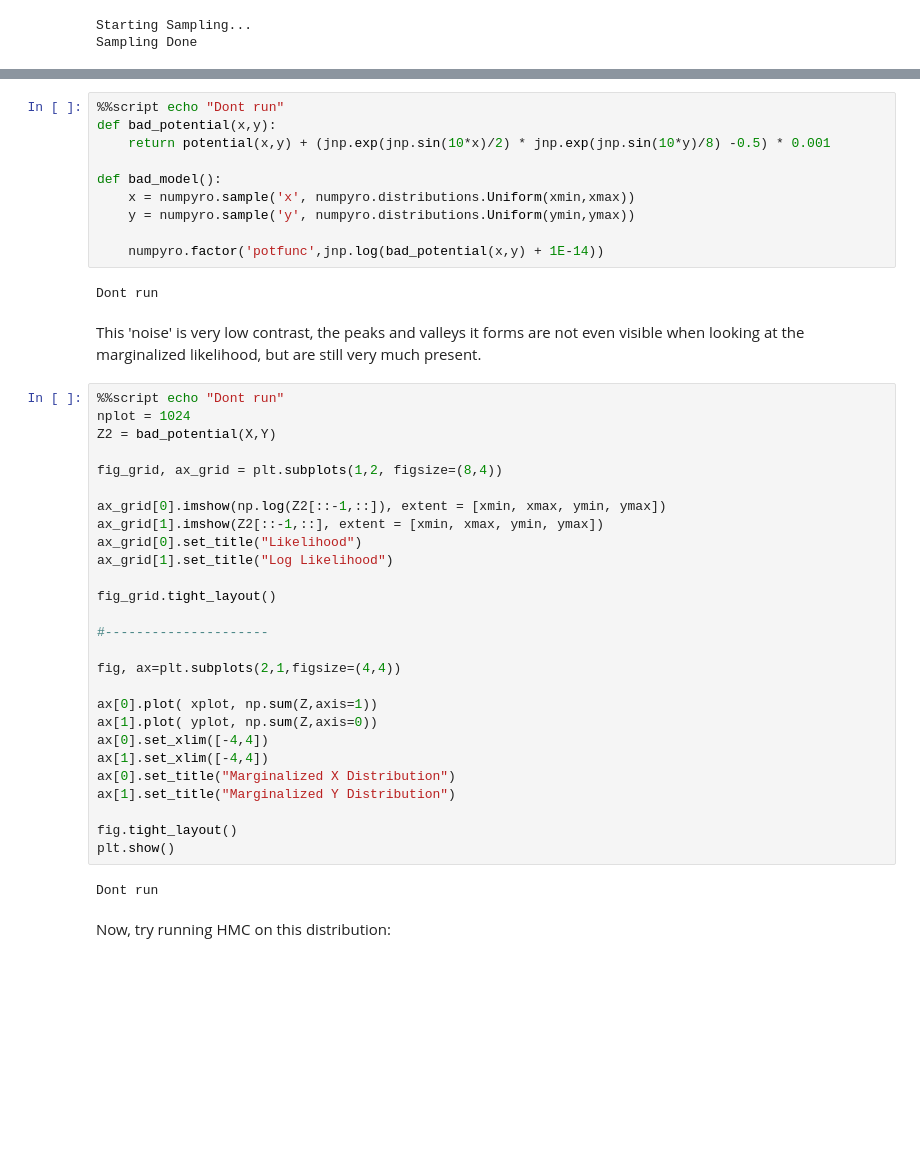
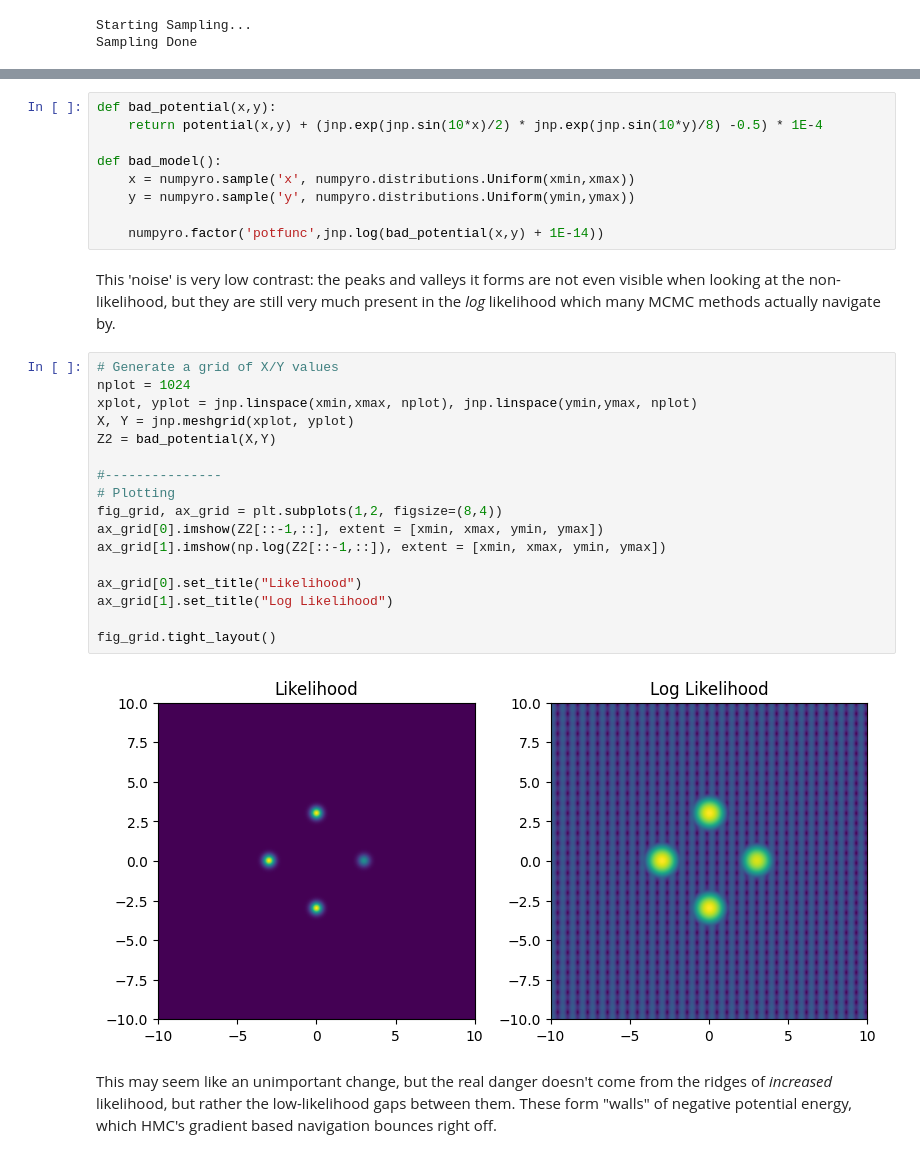
Before and after one commit to HughMcDougall/HughMcDougall.github.io, a Jupyter notebook: blog/02_numpyro/03_mcmcsamplers/_multimodal.ipynb, the cells around one changed output, grey strips where cells are left out. Saved outputs shown, nothing was run; the diff lists cells and outputs as text; blank space fills up the shorter version.

```diff
--- a/blog/02_numpyro/03_mcmcsamplers/_multimodal.ipynb
+++ b/blog/02_numpyro/03_mcmcsamplers/_multimodal.ipynb
@@ -333,45 +352,32 @@ Like before, we'll create a potential function and send it to NumPyro, but this
 # %%
-%%script echo "Dont run"
 def bad_potential(x,y):
-    return potential(x,y) + (jnp.exp(jnp.sin(10*x)/2) * jnp.exp(jnp.sin(10*y)/8) -0.5) * 0.001
+    return potential(x,y) + (jnp.exp(jnp.sin(10*x)/2) * jnp.exp(jnp.sin(10*y)/8) -0.5) * 1E-4
 
 def bad_model():
     x = numpyro.sample('x', numpyro.distributions.Uniform(xmin,xmax))
     y = numpyro.sample('y', numpyro.distributions.Uniform(ymin,ymax))
 
     numpyro.factor('potfunc',jnp.log(bad_potential(x,y) + 1E-14))
-# %% [output]
-Dont run
 # %% [markdown]
-This 'noise' is very low contrast, the peaks and valleys it forms are not even visible when looking at the marginalized likelihood, but are still very much present.
+This 'noise' is very low contrast: the peaks and valleys it forms are not even visible when looking at the non-likelihood, but they are still very much present in the _log_ likelihood which many MCMC methods actually navigate by.
 # %%
-%%script echo "Dont run"
+# Generate a grid of X/Y values
 nplot = 1024
+xplot, yplot = jnp.linspace(xmin,xmax, nplot), jnp.linspace(ymin,ymax, nplot)
+X, Y = jnp.meshgrid(xplot, yplot)
 Z2 = bad_potential(X,Y)
 
+#---------------
+# Plotting
 fig_grid, ax_grid = plt.subplots(1,2, figsize=(8,4))
+ax_grid[0].imshow(Z2[::-1,::], extent = [xmin, xmax, ymin, ymax])
+ax_grid[1].imshow(np.log(Z2[::-1,::]), extent = [xmin, xmax, ymin, ymax])
 
-ax_grid[0].imshow(np.log(Z2[::-1,::]), extent = [xmin, xmax, ymin, ymax])
-ax_grid[1].imshow(Z2[::-1,::], extent = [xmin, xmax, ymin, ymax])
 ax_grid[0].set_title("Likelihood")
 ax_grid[1].set_title("Log Likelihood")
 
 fig_grid.tight_layout()
-
-#---------------------
-
-fig, ax=plt.subplots(2,1,figsize=(4,4))
-
-ax[0].plot( xplot, np.sum(Z,axis=1))
-ax[1].plot( yplot, np.sum(Z,axis=0))
-ax[0].set_xlim([-4,4])
-ax[1].set_xlim([-4,4])
-ax[0].set_title("Marginalized X Distribution")
-ax[1].set_title("Marginalized Y Distribution")
-
-fig.tight_layout()
-plt.show()
 # %% [output]
-Dont run
+[figure, added]
 # %% [markdown]
-Now, try running HMC on this distribution:
+This may seem like an unimportant change, but the real danger doesn't come from the ridges of _increased_ likelihood, but rather the low-likelihood gaps between them. These form "walls" of negative potential energy, which HMC's gradient based navigation bounces right off.
```
Also changed, not shown: parts of 43 cells of this notebook, 29 other files.
